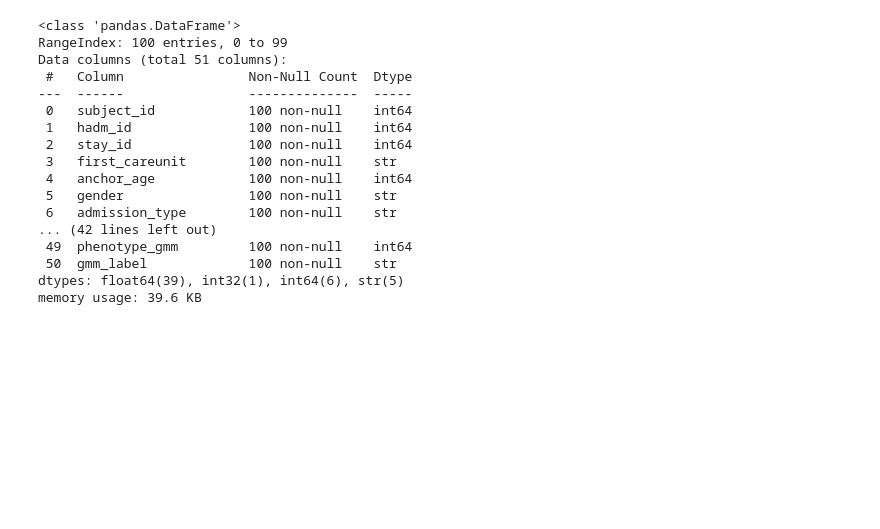
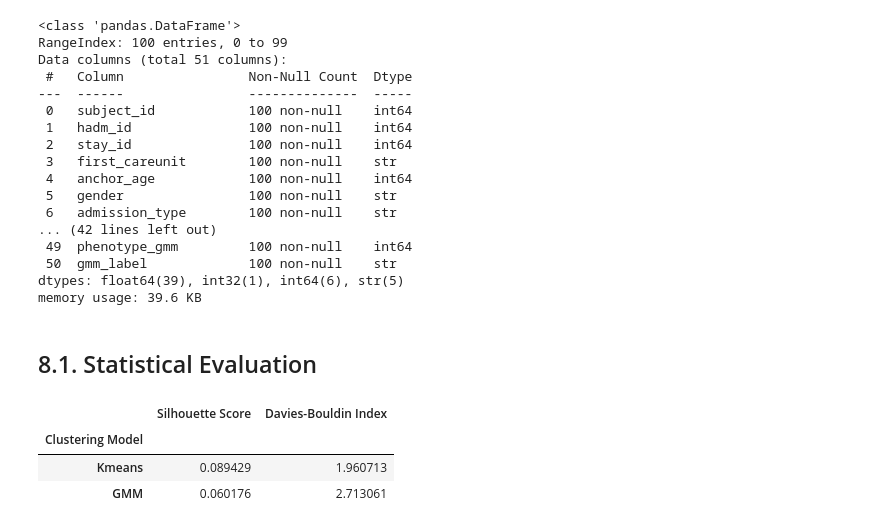
Before and after one commit to OnsHanafi/icu-acquity-phenotyping, a Jupyter notebook: ICUproject.ipynb, the cells around one changed output. Cells and saved outputs as stored; diff of their text form; code cells hidden in the pictures; blank space fills up the shorter version.

Commit message:
statistical evaluation

```diff
--- a/ICUproject.ipynb
+++ b/ICUproject.ipynb
@@ -1365,3 +1377,26 @@ Data columns (total 51 columns):
  50  gmm_label             100 non-null    str
 dtypes: float64(39), int32(1), int64(6), str(5)
 memory usage: 39.6 KB
+# %% [markdown]
+## 8.1. Statistical Evaluation
+# %%
+# --- Kmeans Evaluation ---
+sil_kmm = silhouette_score(X_processed, df['phenotype_kmm'])
+db_kmm = davies_bouldin_score(X_processed, df['phenotype_kmm'])
+
+# --- GMM Evaluation ---
+sil_gmm = silhouette_score(X_processed, df['phenotype_gmm'])
+db_gmm = davies_bouldin_score(X_processed, df['phenotype_gmm'])
+
+evaluation_results= {
+    "Clustering Model": ["Kmeans", "GMM"],
+    "Silhouette Score": [sil_kmm, sil_gmm],
+    "Davies-Bouldin Index": [db_kmm, db_gmm]
+}
+
+display(pd.DataFrame(evaluation_results).set_index("Clustering Model"))
+# %% [output]
+|  | Silhouette Score | Davies-Bouldin Index |
+| Clustering Model |  |  |
+| Kmeans | 0.089429 | 1.960713 |
+| GMM | 0.060176 | 2.713061 |
```
Also changed, not shown: parts of 2 cells of this notebook.
